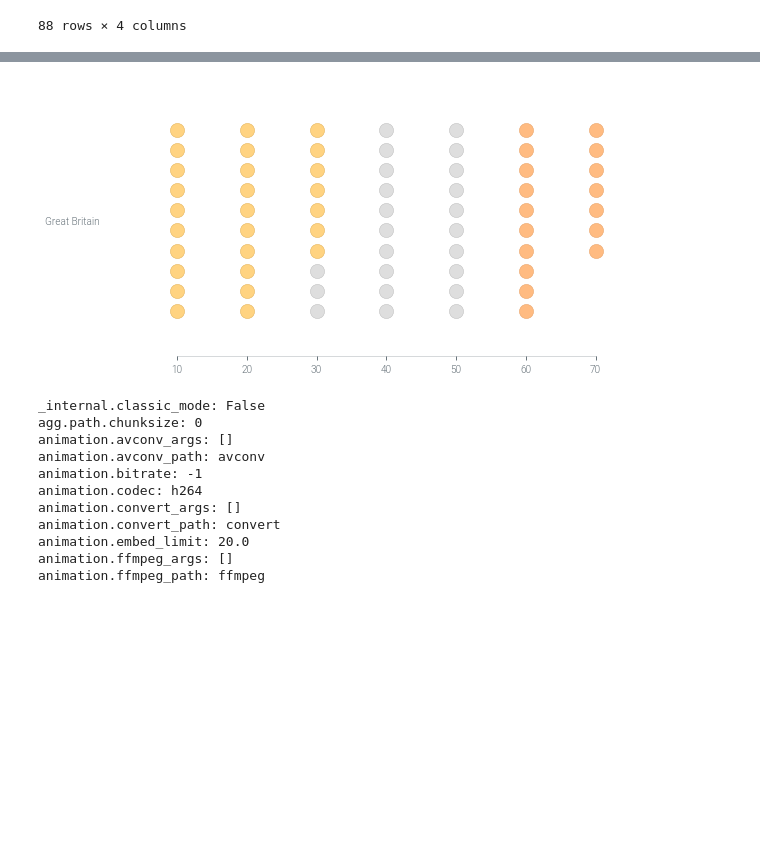
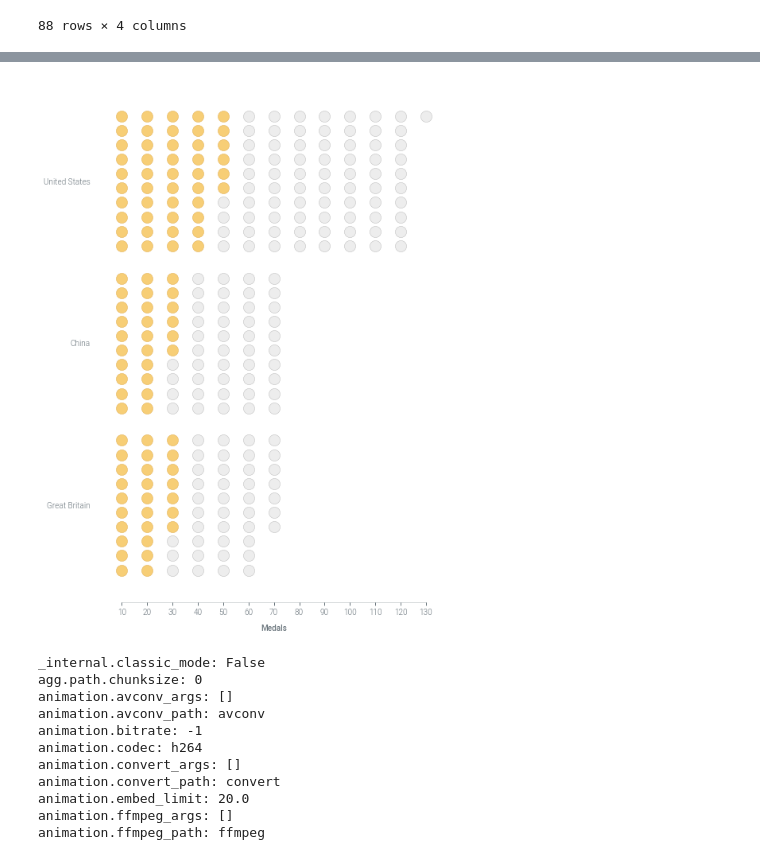
Before and after one commit to NicholasMamo/multiplex-plot, a Jupyter notebook: examples/7. Population charts.ipynb, the cells around one changed output, grey strips where cells are left out. Drawn from its saved outputs; the diff is of its cells as text; code cells hidden in the pictures; blank space fills up the shorter version.

Commit message:
Add support to draw multiple populations

```diff
--- a/examples/7. Population charts.ipynb
+++ b/examples/7. Population charts.ipynb
@@ -53,13 +50,14 @@ drawable = importlib.reload(drawable)
 plt.style.use(os.path.join(sys.path[0], '..', 'styles', "modern.style"))
 
 # create a general style
-style = { 's': 200, 'color': '#D2D4D5', 'edgecolors': '#C2C4C5', 'linewidths': 0.5 }
+style = { 's': 200, 'color': '#EDEDED', 'edgecolors': '#BDBDBD', 'linewidths': 0.5 }
 
 # draw the visualization
-viz = drawable.Drawable(plt.figure(figsize=(10, 5)))
-for country in df.index[:1]:
+viz = drawable.Drawable(plt.figure(figsize=(8, 12)))
+for country in df.index[:3]:
     viz.draw_population(df.loc[country].Total, 10, country, height=0.8, **style)
 
 # finalize the plot
+viz.set_xlabel('Medals')
 viz.show()
 # %% [output]
@@ -67,21 +65,23 @@ viz.show()
 # %%
 # create a specific style for each type of medal
-gold = { 'color': '#FFD381', 'edgecolors': '#E2B053' }
-silver = { 'color': '#DEDEDE', 'edgecolors': '#BDBDBD' }
-bronze = { 'color': '#FFBB81', 'edgecolors': '#E7A063' }
+gold = { 'color': '#F7CE76', 'edgecolors': '#E2B053' }
+# silver = { 'color': '#DEDEDE', 'edgecolors': '#BDBDBD' }
+# bronze = { 'color': '#FFBB81', 'edgecolors': '#E7A063' }
+silver, bronze = { }, { }
 
 # draw the visualization
-viz = drawable.Drawable(plt.figure(figsize=(10, 5)))
-for country in df.index[1:1]:
+viz = drawable.Drawable(plt.figure(figsize=(8, 12)))
+for country in df.index[:3]:
     medals = [ gold ] * df.loc[country].Gold
     medals.extend([ silver ] * df.loc[country].Silver)
     medals.extend([ bronze ] * df.loc[country].Bronze)
-    viz.draw_population(medals, 10, country, height=0.8, **style)
+    viz.draw_population(medals, 10, country, height=0.8,  **style)
 
 # finalize the plot
+viz.set_xlabel('Medals')
 viz.show()
 # %% [output]
-[figure, old version]
+[figure, new version]
 # %%
 print(plt.rcParams)
 # %% [output]
```
Also changed, not shown: parts of 2 cells of this notebook, 2 other files.
